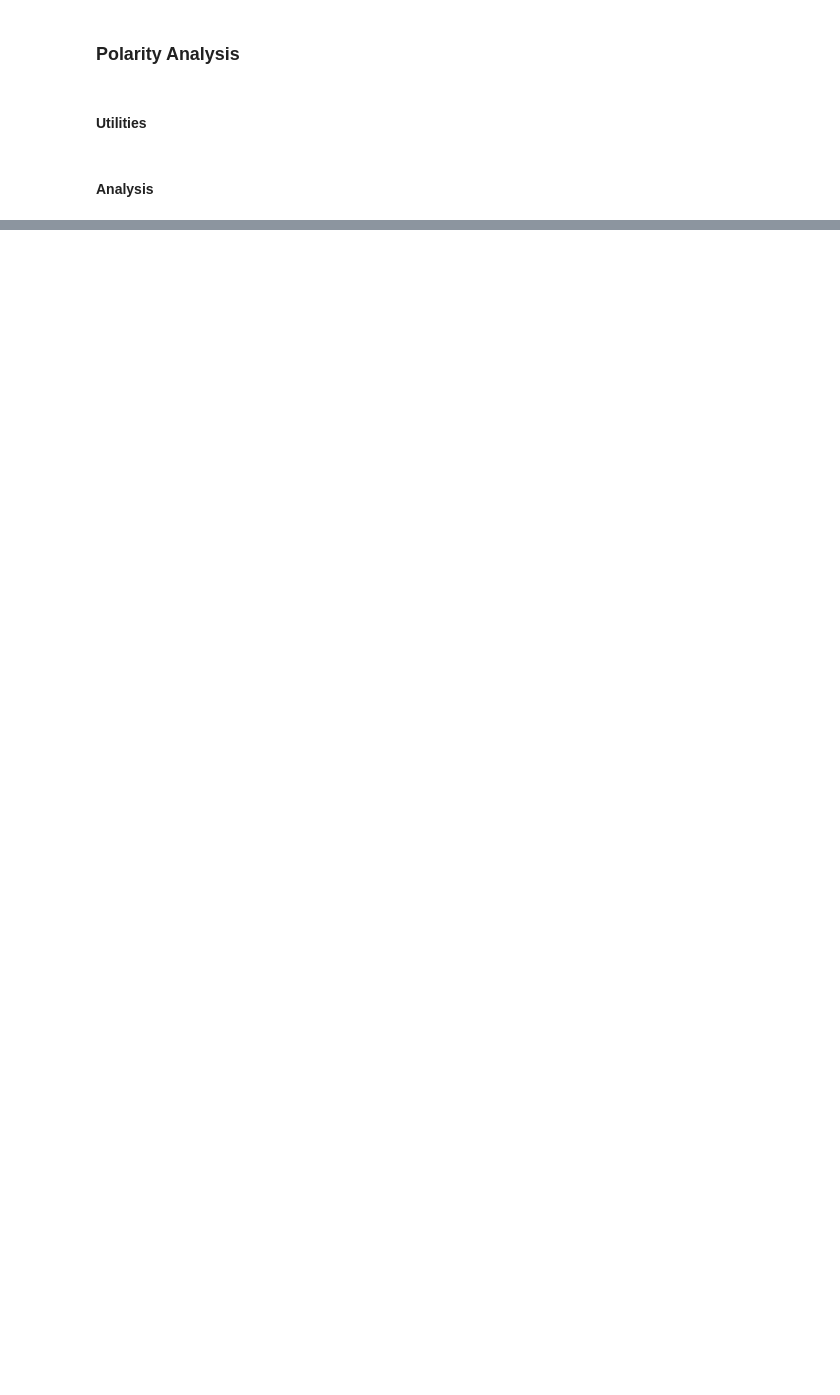
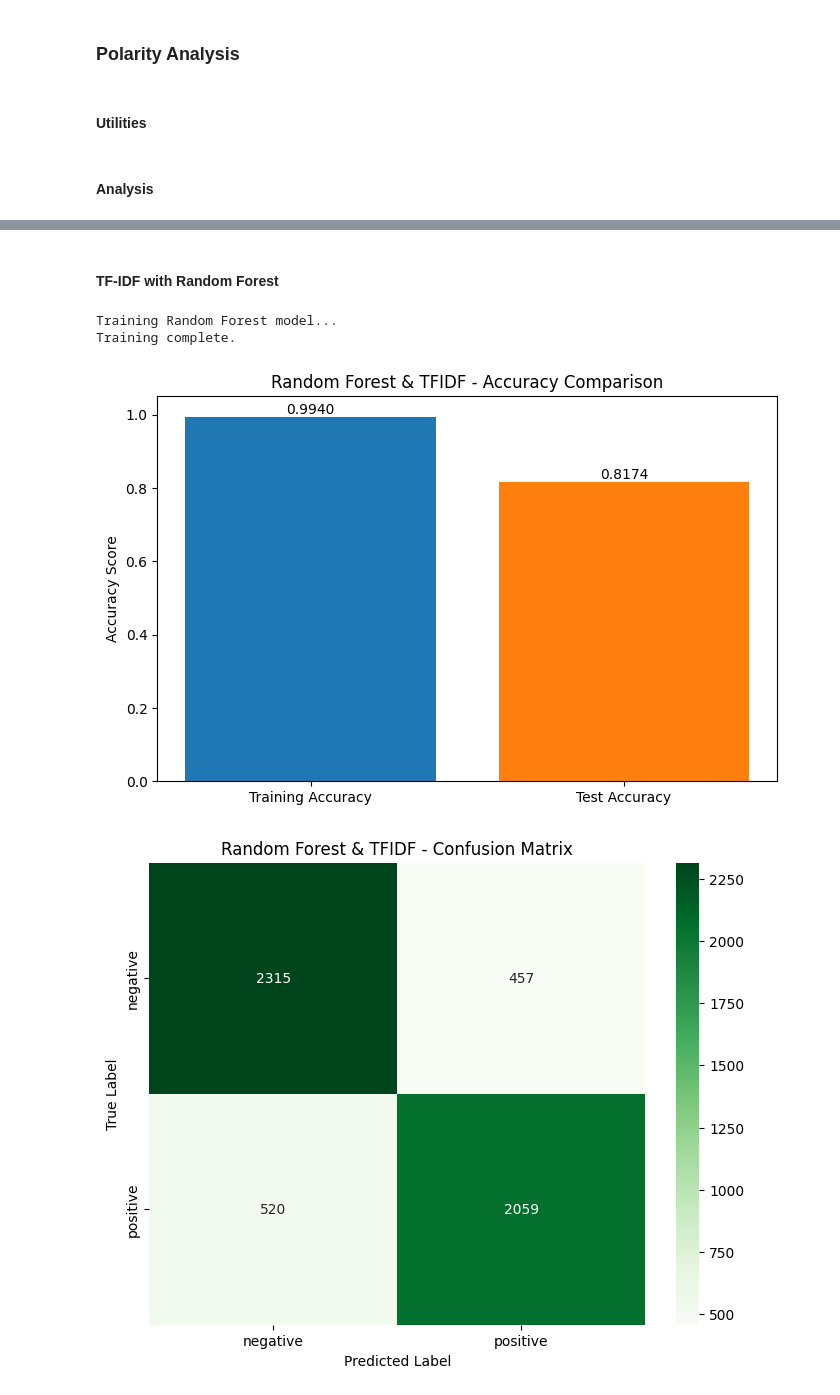
Before and after one commit to ekajaya740/dicoding_sentiment_analysis, a Jupyter notebook: sentiment_analysis.ipynb, the cells around one changed output, grey strips where cells are left out. Saved outputs shown, nothing was run; the diff lists cells and outputs as text; code cells hidden in the pictures; blank space fills up the shorter version.

```diff
--- a/sentiment_analysis.ipynb
+++ b/sentiment_analysis.ipynb
@@ -667,0 +792,30 @@ weighted avg       0.73      0.73      0.72      2676
+# %% [markdown]
+#### TF-IDF with Random Forest
+# %%
+tfidf = extract_tfidf_features(df_cleaned, test_size=0.4, max_features=3000)
+
+rf_tfidf_results = train_random_forest_classifier(
+    tfidf['X_train'],
+    tfidf['X_test'],
+    tfidf['y_train'],
+    tfidf['y_test'],
+    n_estimators=1000,
+)
+
+plot_accuracy_comparison(
+    train_accuracy=rf_tfidf_results['accuracy_train'],
+    test_accuracy=rf_tfidf_results['accuracy_test'],
+    model_name="Random Forest & TFIDF"
+)
+
+plot_confusion_matrix(
+    y_true=rf_tfidf_results['y_test'],
+    y_pred=rf_tfidf_results['y_pred_test'],
+    class_names=rf_tfidf_results['model'].classes_,
+    model_name="Random Forest & TFIDF",
+)
+# %% [output]
+Training Random Forest model...
+Training complete.
+[figure, added]
+[figure, added]
```
Also changed, not shown: parts of 16 cells of this notebook, 1 other file.
